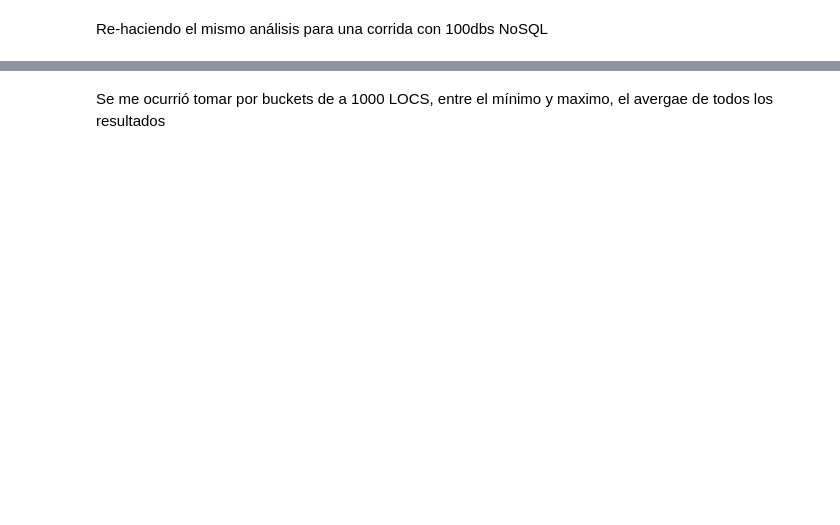
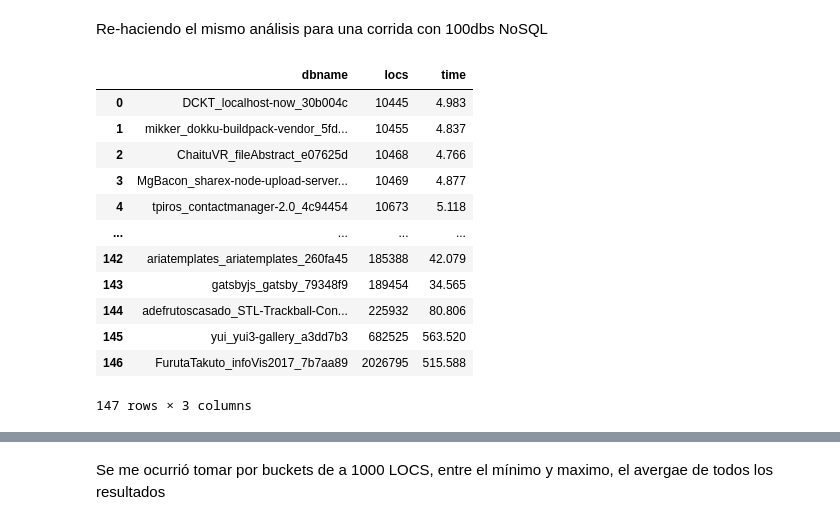
Before and after one commit to thepalbi/tsm-pipeline, a Jupyter notebook: code/notebooks/perf-analysis.ipynb, the cells around one changed output, grey strips where cells are left out. Drawn from its saved outputs; the diff is of its cells as text; code cells hidden in the pictures; blank space fills up the shorter version.

```diff
--- a/code/notebooks/perf-analysis.ipynb
+++ b/code/notebooks/perf-analysis.ipynb
@@ -194,4 +200,22 @@ ax
 [drawing not drawn]
 # %% [markdown]
 Re-haciendo el mismo análisis para una corrida con 100dbs NoSQL
+# %%
+with open("/home/pablo/dev-results/path-300-5fold-0/training_log.txt", 'r') as f:
+    results_path_300 = parse_logfile(f.read())
+pd.DataFrame(results_path_300, columns=['dbname', 'locs', 'time'])
+# %% [output]
+|  | dbname | locs | time |
+| 0 | DCKT_localhost-now_30b004c | 10445 | 4.983 |
+| 1 | mikker_dokku-buildpack-vendor_5fd... | 10455 | 4.837 |
+| 2 | ChaituVR_fileAbstract_e07625d | 10468 | 4.766 |
+| 3 | MgBacon_sharex-node-upload-server... | 10469 | 4.877 |
+| 4 | tpiros_contactmanager-2.0_4c94454 | 10673 | 5.118 |
+| ... | ... | ... | ... |
+| 142 | ariatemplates_ariatemplates_260fa45 | 185388 | 42.079 |
+| 143 | gatsbyjs_gatsby_79348f9 | 189454 | 34.565 |
+| 144 | adefrutoscasado_STL-Trackball-Con... | 225932 | 80.806 |
+| 145 | yui_yui3-gallery_a3dd7b3 | 682525 | 563.520 |
+| 146 | FurutaTakuto_infoVis2017_7b7aa89 | 2026795 | 515.588 |
+147 rows × 3 columns
 # %%
```
Also changed, not shown: parts of 8 cells of this notebook, 14 other files.
